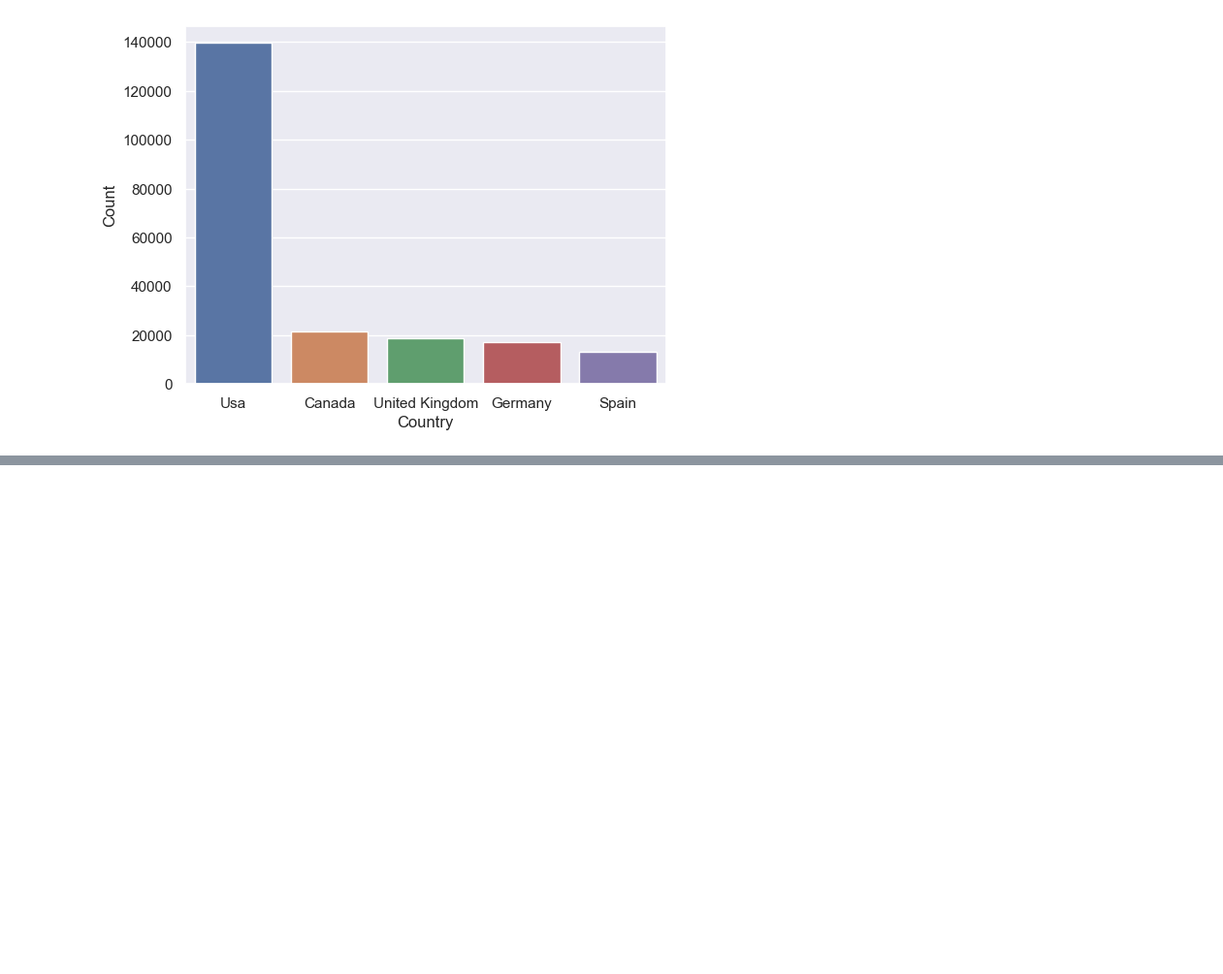
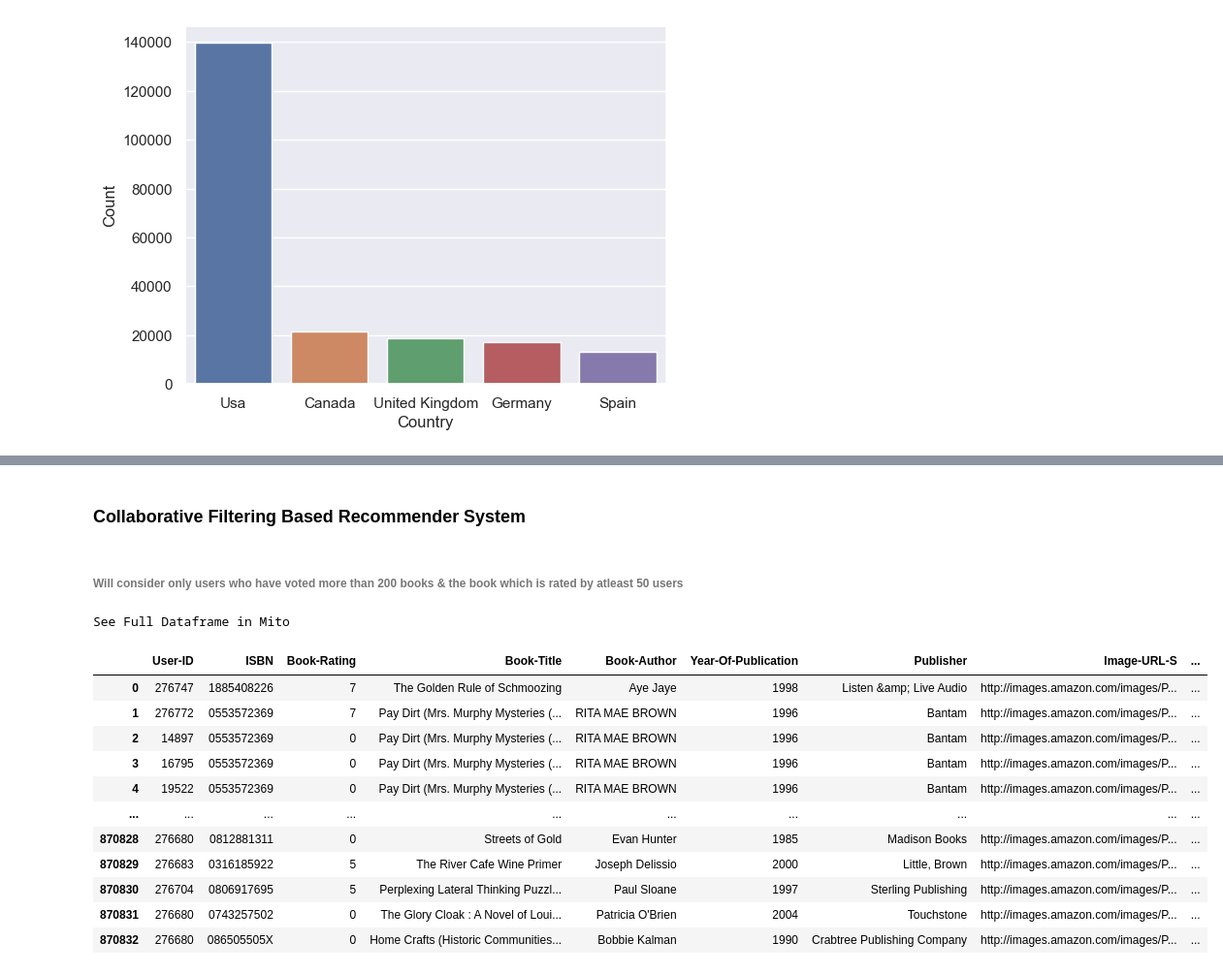
Before and after one commit to Shaktijain9/Book-Recommender-System, a Jupyter notebook: Book-Recommender-System.ipynb, the cells around one changed output, grey strips where cells are left out. Shown: that part at 97% size. Saved outputs shown, nothing was run; the diff lists cells and outputs as text; code cells hidden in the pictures; blank space fills up the shorter version.

Commit message:
Completed Modelling for Recommender System and other preprocessing steps for text data is required.

```diff
--- a/Book-Recommender-System.ipynb
+++ b/Book-Recommender-System.ipynb
@@ -356,0 +377,2 @@ Text(0, 0.5, 'Count')
+# %%
+ratings_with_book_names = ratings_df.merge(books_df, on='ISBN')
@@ -356,0 +456,20 @@ Text(0, 0.5, 'Count')
+# %% [markdown]
+### Collaborative Filtering Based Recommender System
+# %% [markdown]
+###### Will consider only users who have voted more than 200 books & the book which is rated by atleast 50 users
+# %%
+ratings_with_book_names
+# %% [output]
+See Full Dataframe in Mito
+|  | User-ID | ISBN | Book-Rating | Book-Title | Book-Author | Year-Of-Publication | Publisher | Image-URL-S | ... |
+| 0 | 276747 | 1885408226 | 7 | The Golden Rule of Schmoozing | Aye Jaye | 1998 | Listen &amp; Live Audio | http://images.amazon.com/images/P... | ... |
+| 1 | 276772 | 0553572369 | 7 | Pay Dirt (Mrs. Murphy Mysteries (... | RITA MAE BROWN | 1996 | Bantam | http://images.amazon.com/images/P... | ... |
+| 2 | 14897 | 0553572369 | 0 | Pay Dirt (Mrs. Murphy Mysteries (... | RITA MAE BROWN | 1996 | Bantam | http://images.amazon.com/images/P... | ... |
+| 3 | 16795 | 0553572369 | 0 | Pay Dirt (Mrs. Murphy Mysteries (... | RITA MAE BROWN | 1996 | Bantam | http://images.amazon.com/images/P... | ... |
+| 4 | 19522 | 0553572369 | 0 | Pay Dirt (Mrs. Murphy Mysteries (... | RITA MAE BROWN | 1996 | Bantam | http://images.amazon.com/images/P... | ... |
+| ... | ... | ... | ... | ... | ... | ... | ... | ... | ... |
+| 870828 | 276680 | 0812881311 | 0 | Streets of Gold | Evan Hunter | 1985 | Madison Books | http://images.amazon.com/images/P... | ... |
+| 870829 | 276683 | 0316185922 | 5 | The River Cafe Wine Primer | Joseph Delissio | 2000 | Little, Brown | http://images.amazon.com/images/P... | ... |
+| 870830 | 276704 | 0806917695 | 5 | Perplexing Lateral Thinking Puzzl... | Paul Sloane | 1997 | Sterling Publishing | http://images.amazon.com/images/P... | ... |
+| 870831 | 276680 | 0743257502 | 0 | The Glory Cloak : A Novel of Loui... | Patricia O'Brien | 2004 | Touchstone | http://images.amazon.com/images/P... | ... |
+| 870832 | 276680 | 086505505X | 0 | Home Crafts (Historic Communities... | Bobbie Kalman | 1990 | Crabtree Publishing Company | http://images.amazon.com/images/P... | ... |
```
Also changed, not shown: parts of 30 cells of this notebook.
